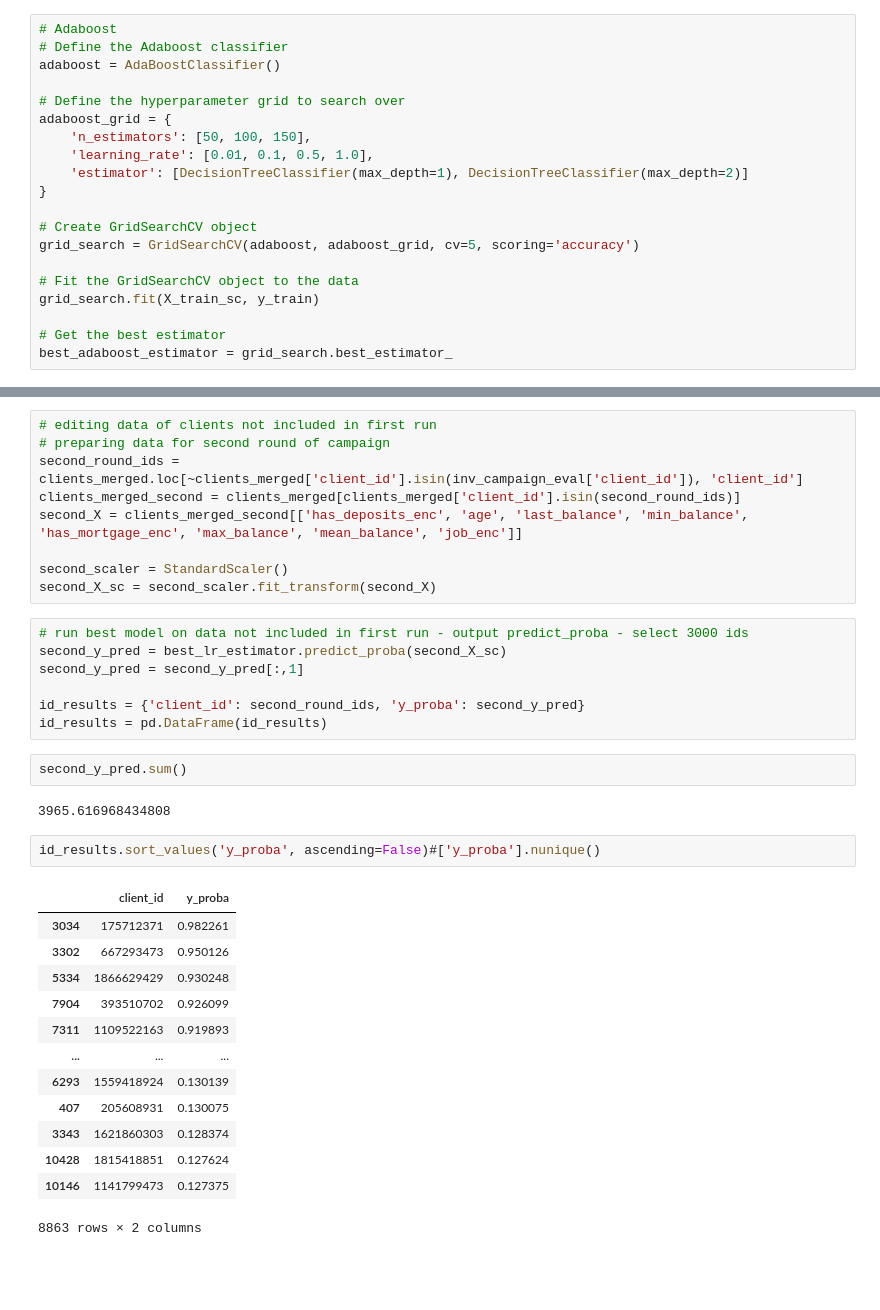
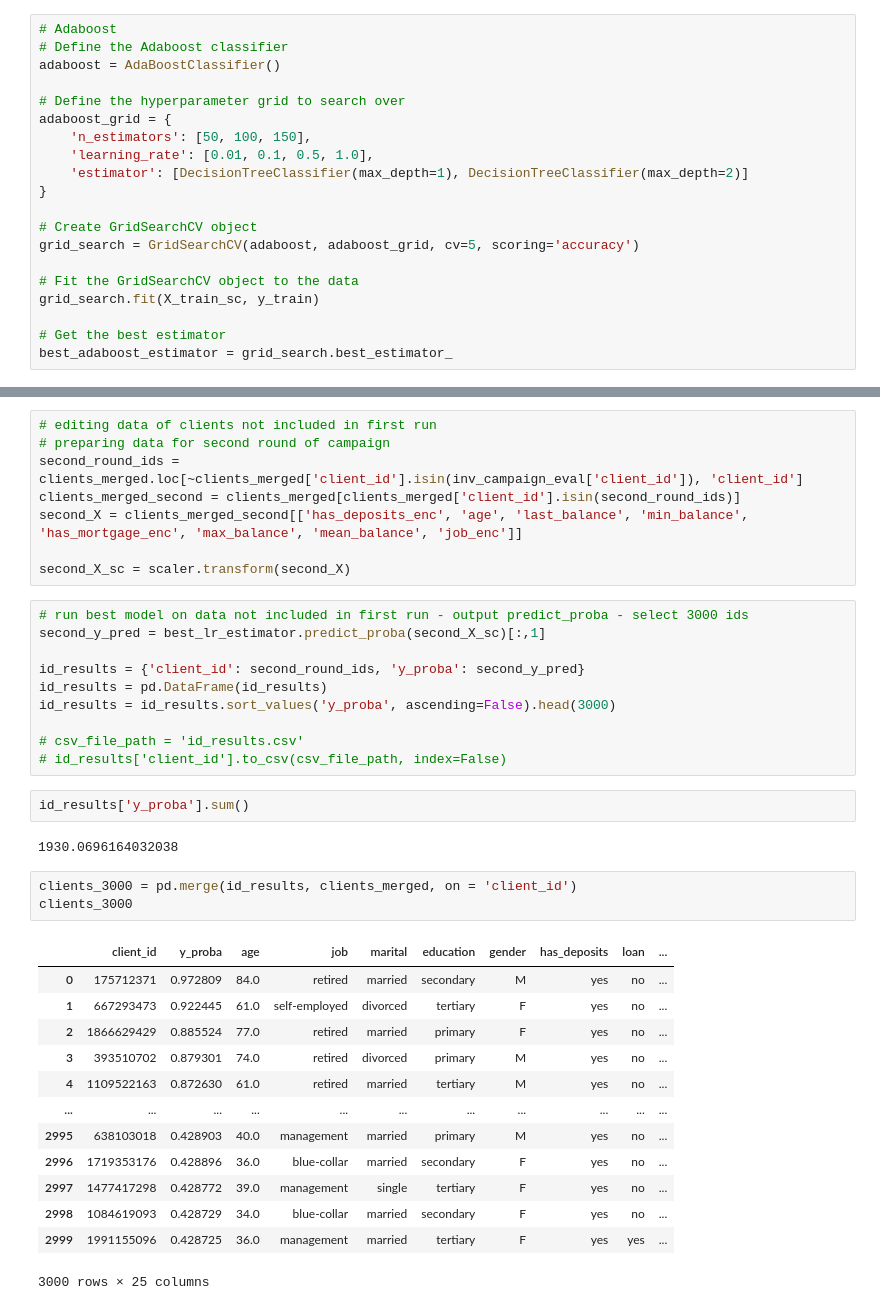
Before and after one commit to danielapinkasova/case_study, a Jupyter notebook: Master_notebook.ipynb, the cells around one changed output, grey strips where cells are left out. Drawn from its saved outputs; the diff is of its cells as text; blank space fills up the shorter version.

Commit message:
3000 clients

```diff
--- a/Master_notebook.ipynb
+++ b/Master_notebook.ipynb
@@ -558,32 +572,35 @@ second_round_ids = clients_merged.loc[~clients_merged['client_id'].isin(inv_camp
 clients_merged_second = clients_merged[clients_merged['client_id'].isin(second_round_ids)]
 second_X = clients_merged_second[['has_deposits_enc', 'age', 'last_balance', 'min_balance', 'has_mortgage_enc', 'max_balance', 'mean_balance', 'job_enc']]
 
-second_scaler = StandardScaler()
-second_X_sc = second_scaler.fit_transform(second_X)
+second_X_sc = scaler.transform(second_X)
 # %%
 # run best model on data not included in first run - output predict_proba - select 3000 ids
-second_y_pred = best_lr_estimator.predict_proba(second_X_sc)
-second_y_pred = second_y_pred[:,1]
+second_y_pred = best_lr_estimator.predict_proba(second_X_sc)[:,1]
 
 id_results = {'client_id': second_round_ids, 'y_proba': second_y_pred}
 id_results = pd.DataFrame(id_results)
+id_results = id_results.sort_values('y_proba', ascending=False).head(3000)
+
+# csv_file_path = 'id_results.csv'
+# id_results['client_id'].to_csv(csv_file_path, index=False)
-# %%
-second_y_pred.sum()
-# %% [output]
-3965.616968434808
-# %%
-id_results.sort_values('y_proba', ascending=False)#['y_proba'].nunique()
-# %% [output]
-|  | client_id | y_proba |
-| 3034 | 175712371 | 0.982261 |
-| 3302 | 667293473 | 0.950126 |
-| 5334 | 1866629429 | 0.930248 |
-| 7904 | 393510702 | 0.926099 |
-| 7311 | 1109522163 | 0.919893 |
-| ... | ... | ... |
-| 6293 | 1559418924 | 0.130139 |
-| 407 | 205608931 | 0.130075 |
-| 3343 | 1621860303 | 0.128374 |
-| 10428 | 1815418851 | 0.127624 |
-| 10146 | 1141799473 | 0.127375 |
-8863 rows × 2 columns
+# %%
+id_results['y_proba'].sum()
+# %% [output]
+1930.0696164032038
+# %%
+clients_3000 = pd.merge(id_results, clients_merged, on = 'client_id')
+clients_3000
+# %% [output]
+|  | client_id | y_proba | age | job | marital | education | gender | has_deposits | loan | ... |
+| 0 | 175712371 | 0.972809 | 84.0 | retired | married | secondary | M | yes | no | ... |
+| 1 | 667293473 | 0.922445 | 61.0 | self-employed | divorced | tertiary | F | yes | no | ... |
+| 2 | 1866629429 | 0.885524 | 77.0 | retired | married | primary | F | yes | no | ... |
+| 3 | 393510702 | 0.879301 | 74.0 | retired | divorced | primary | M | yes | no | ... |
+| 4 | 1109522163 | 0.872630 | 61.0 | retired | married | tertiary | M | yes | no | ... |
+| ... | ... | ... | ... | ... | ... | ... | ... | ... | ... | ... |
+| 2995 | 638103018 | 0.428903 | 40.0 | management | married | primary | M | yes | no | ... |
+| 2996 | 1719353176 | 0.428896 | 36.0 | blue-collar | married | secondary | F | yes | no | ... |
+| 2997 | 1477417298 | 0.428772 | 39.0 | management | single | tertiary | F | yes | no | ... |
+| 2998 | 1084619093 | 0.428729 | 34.0 | blue-collar | married | secondary | F | yes | no | ... |
+| 2999 | 1991155096 | 0.428725 | 36.0 | management | married | tertiary | F | yes | yes | ... |
+3000 rows × 25 columns
```
Also changed, not shown: parts of 10 cells of this notebook, 1 other file.
